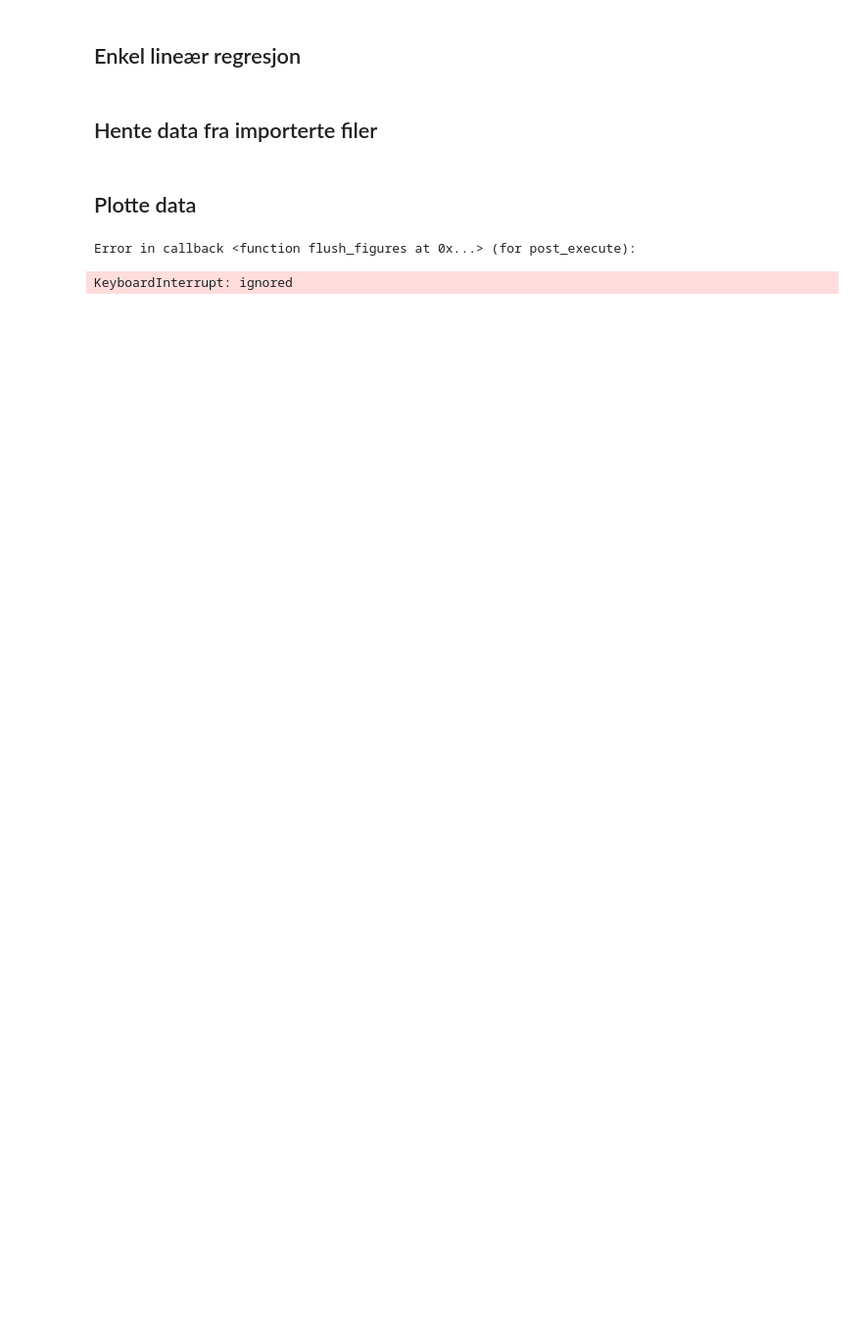
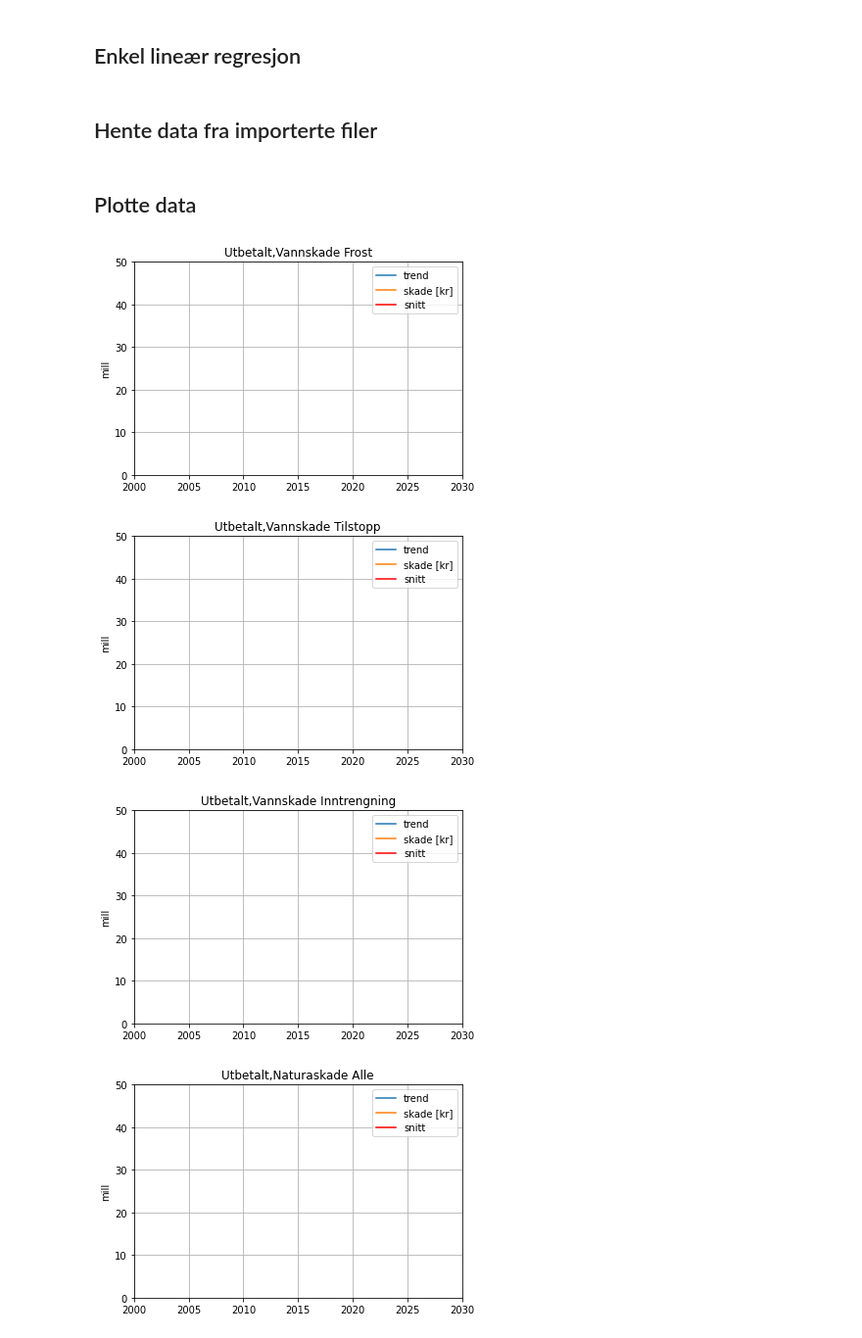
Before and after one commit to eirikngard/Eika, a Jupyter notebook: Vannskade.ipynb, the cells around one changed output. Shown at 98% size. Drawn from its saved outputs; the diff is of its cells as text; code cells hidden in the pictures; blank space fills up the shorter version.

```diff
--- a/Vannskade.ipynb
+++ b/Vannskade.ipynb
@@ -65,25 +65,27 @@ for i in år[:-9]:
 # %%
 data_alle = np.array([data_frost,data_til,data_inn,data_nat])#.astype(np.float)
 tit = np.array(['Vannskade Frost','Vannskade Tilstopp','Vannskade Inntrengning',
                 'Naturaskade Alle'])
 grid = np.array([0,1,2,3])
 #fig, ax = plt.subplots()#, figsize=(10,10))
-bins = np.linspace(0,50000000,10000000)
+bins = np.linspace(0,50,10)
 for i,j in zip(data_alle,tit):
 
   snitt = np.mean(i)
   a,b = linreg(range(len(i)),i)  #//x=skade
   extrapolatedtrendline=[a*index + b for index in range(len(år))]
   plt.plot(år,extrapolatedtrendline,label="trend")
   plt.plot(år[:-9],i,label="skade [kr]")
   plt.axhline(y=snitt,color='r',label='snitt')
   plt.title("Utbetalt,"+str(j))#str(i))
   plt.ylabel("mill")
-  #plt.yticks(bins)
+  plt.axis([2000,2030,0,50])
   plt.grid(),plt.legend(),
   plt.show()
 # %% [output]
-Error in callback <function flush_figures at 0x...> (for post_execute):
-KeyboardInterrupt: ignored
+[figure, added]
+[figure, added]
+[figure, added]
+[figure, added]
 # %%
 import numpy as np
```
Also changed, not shown: parts of 2 cells of this notebook.
